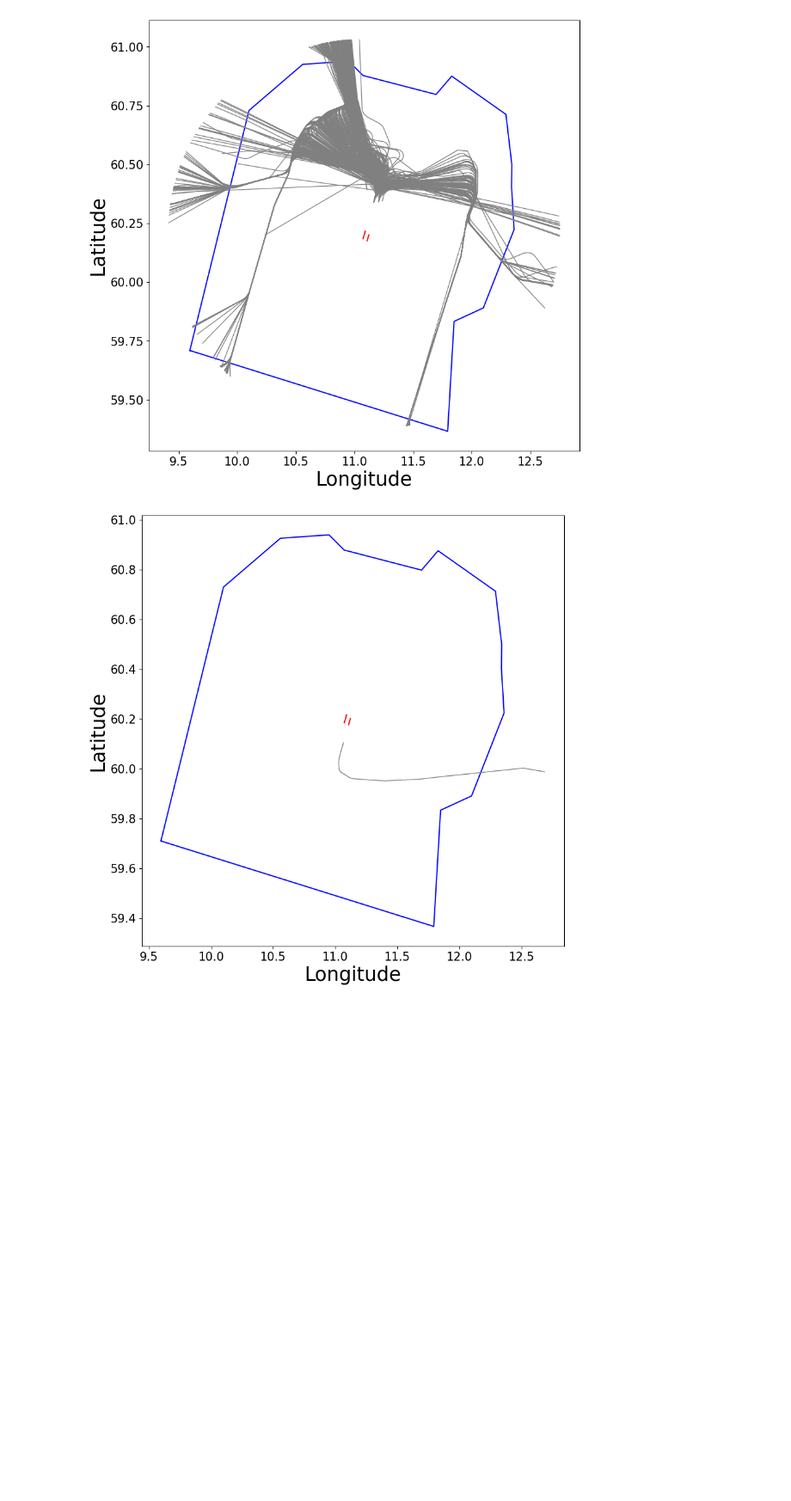
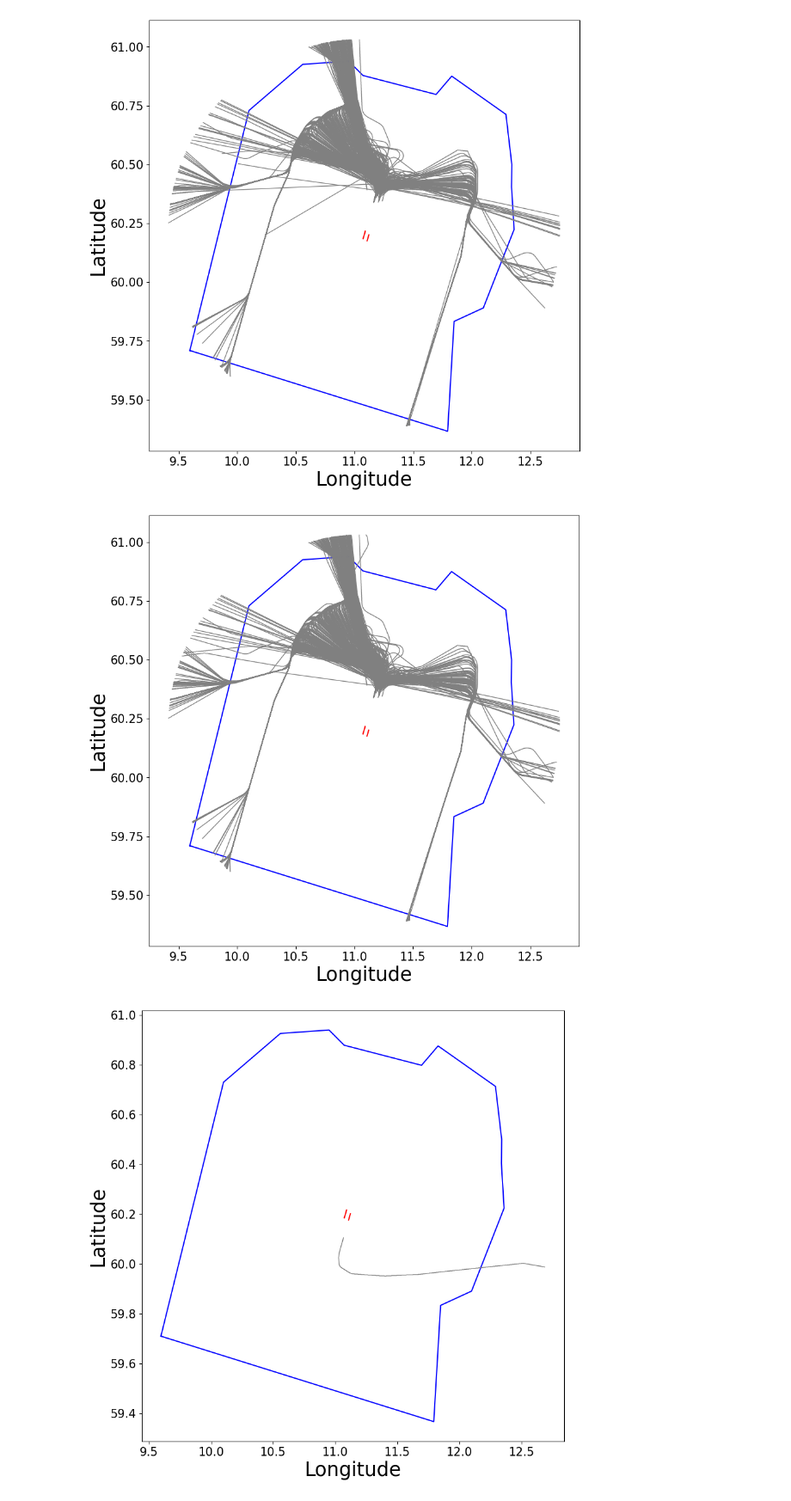
Before and after one commit to anlemett/ATM_seminar_2023, a Jupyter notebook: Jupyter/ENGM_50NM_vertical_and_horizontal_profiles.ipynb, the cells around one changed output. Shown at 86% size. Cells and saved outputs as stored; diff of their text form; code cells hidden in the pictures; blank space fills up the shorter version.

```diff
--- a/Jupyter/ENGM_50NM_vertical_and_horizontal_profiles.ipynb
+++ b/Jupyter/ENGM_50NM_vertical_and_horizontal_profiles.ipynb
@@ -194,6 +224,10 @@ plot_horizontal_profile_ENGM(dataset_PM_south_df, title = "")
 plot_horizontal_profile_ENGM(dataset_PM_north_df, title = "")
 # %% [output]
 [figure]
+# %%
+plot_horizontal_profile_ENGM(dataset_PM_north_df2, title = "")
+# %% [output]
+[figure, added]
 # %%
 flight_df = dataset_TT_df.loc[['191001AFL2174'],:]
 plot_horizontal_profile_ENGM(flight_df, title = "")
```
Also changed, not shown: parts of 11 cells of this notebook, 5 other files.
